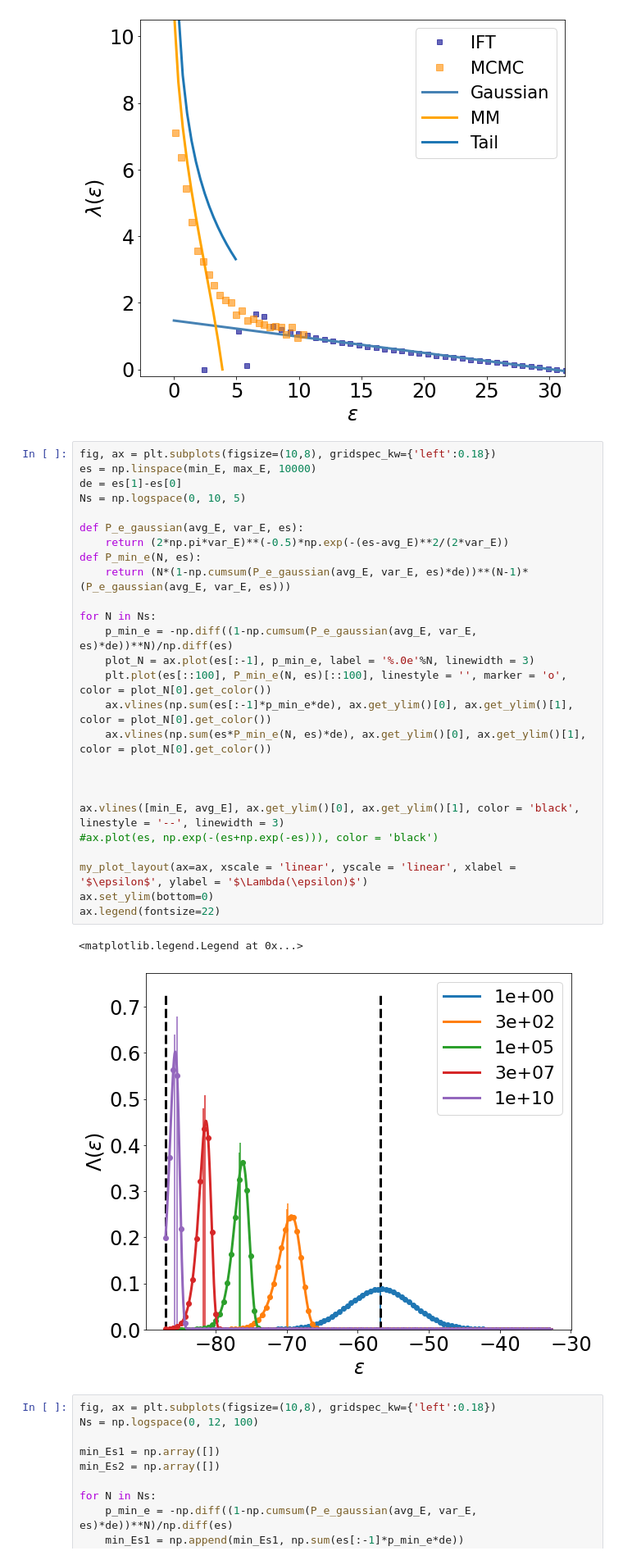
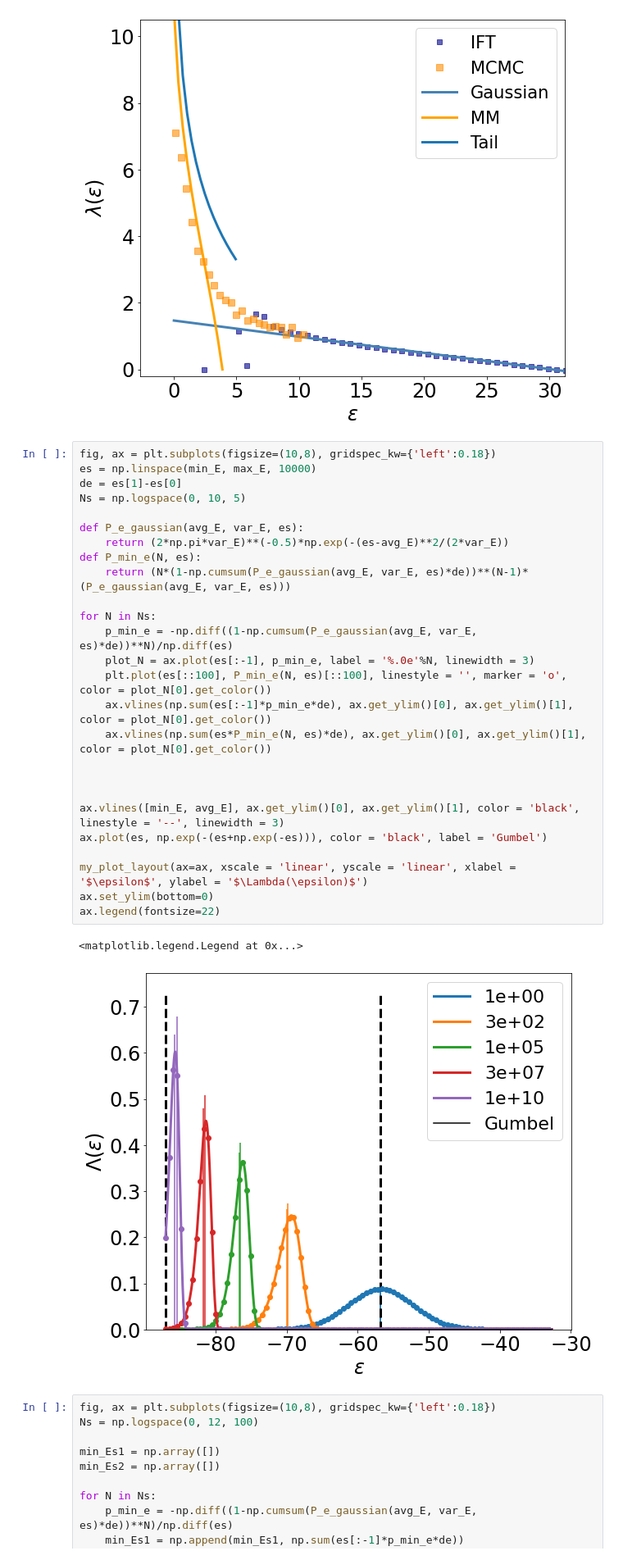
Before and after one commit to rmorantovar/Immune_System, a Jupyter notebook: Jupyter_Notebooks/5_Geometric_exponent.ipynb, the cells around one changed output. Shown at 82% size. Cells and saved outputs as stored; diff of their text form.

```diff
--- a/Jupyter_Notebooks/5_Geometric_exponent.ipynb
+++ b/Jupyter_Notebooks/5_Geometric_exponent.ipynb
@@ -510,32 +510,32 @@ ax.legend(loc = 0, fontsize = 21, title = '', title_fontsize = 22)
 # %%
 fig, ax = plt.subplots(figsize=(10,8), gridspec_kw={'left':0.18})
 es = np.linspace(min_E, max_E, 10000)
 de = es[1]-es[0]
 Ns = np.logspace(0, 10, 5)
 
 def P_e_gaussian(avg_E, var_E, es):
     return (2*np.pi*var_E)**(-0.5)*np.exp(-(es-avg_E)**2/(2*var_E))
 def P_min_e(N, es):
     return (N*(1-np.cumsum(P_e_gaussian(avg_E, var_E, es)*de))**(N-1)*(P_e_gaussian(avg_E, var_E, es)))
 
 for N in Ns:
     p_min_e = -np.diff((1-np.cumsum(P_e_gaussian(avg_E, var_E, es)*de))**N)/np.diff(es)
     plot_N = ax.plot(es[:-1], p_min_e, label = '%.0e'%N, linewidth = 3)
     plt.plot(es[::100], P_min_e(N, es)[::100], linestyle = '', marker = 'o',  color = plot_N[0].get_color())
     ax.vlines(np.sum(es[:-1]*p_min_e*de), ax.get_ylim()[0], ax.get_ylim()[1], color = plot_N[0].get_color())
     ax.vlines(np.sum(es*P_min_e(N, es)*de), ax.get_ylim()[0], ax.get_ylim()[1], color = plot_N[0].get_color())
 
 
 
 ax.vlines([min_E, avg_E], ax.get_ylim()[0], ax.get_ylim()[1], color = 'black', linestyle = '--', linewidth = 3)
-#ax.plot(es, np.exp(-(es+np.exp(-es))), color = 'black')
+ax.plot(es, np.exp(-(es+np.exp(-es))), color = 'black', label = 'Gumbel')
 
 my_plot_layout(ax=ax, xscale = 'linear', yscale = 'linear', xlabel = '$\epsilon$', ylabel = '$\Lambda(\epsilon)$')
 ax.set_ylim(bottom=0)
 ax.legend(fontsize=22)
 # %% [output]
 <matplotlib.legend.Legend at 0x...>
-[figure, old version]
+[figure, new version]
 # %%
 fig, ax = plt.subplots(figsize=(10,8), gridspec_kw={'left':0.18})
 Ns = np.logspace(0, 12, 100)
```
Also changed, not shown: parts of 1 cell of this notebook, 8 other files.
